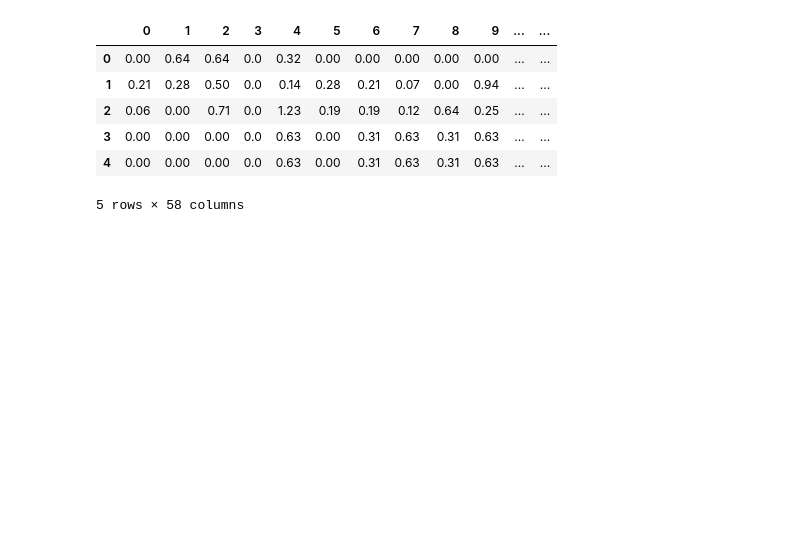
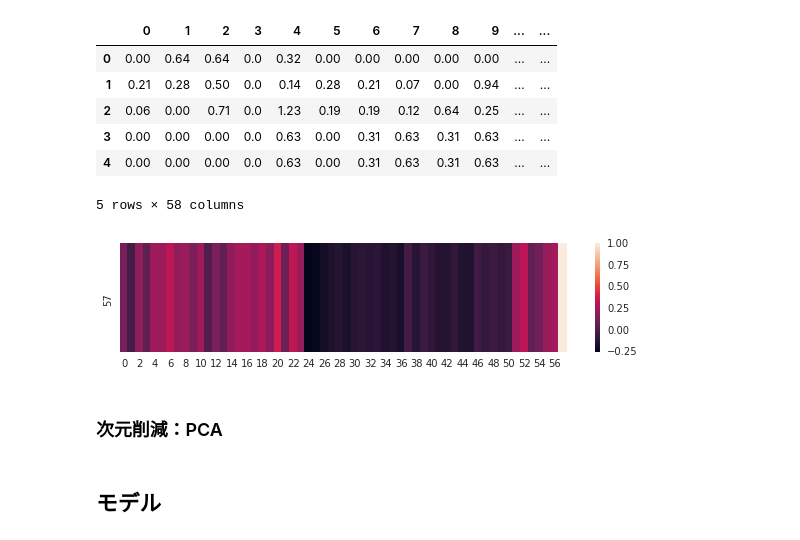
Before and after one commit to sorashido/esl-learn, a Jupyter notebook: chapter3.ipynb, the cells around one changed output. Drawn from its saved outputs; the diff is of its cells as text; code cells hidden in the pictures; blank space fills up the shorter version.

Commit message:
update chapter3

```diff
--- a/chapter3.ipynb
+++ b/chapter3.ipynb
@@ -4,4 +4,9 @@
 # %%
 import pandas as pd
 import numpy as np
+import seaborn as sns
+sns.set(style='white', context='notebook', palette='Set2')
+
+import matplotlib.pyplot as plt
+%matplotlib inline
 # %% [markdown]
@@ -9,7 +14,7 @@ import numpy as np
 >4601通のメール全てについて、email(0), spam(1)のどちらかのラベル
 メール本文中に最も頻出する57種類の単語と句読点記号の相対出現頻度も与えられている
 # %%
-dataset = pd.read_csv("./data/chapter3/spambase.data", sep=",", header=None)
+dataset = pd.read_csv("../data/shibata/spambase.data", sep=",", header=None)
 # %%
 dataset.head()
 # %% [output]
@@ -20,3 +25,10 @@ dataset.head()
 | 3 | 0.00 | 0.00 | 0.00 | 0.0 | 0.63 | 0.00 | 0.31 | 0.63 | 0.31 | 0.63 | ... | ... |
 | 4 | 0.00 | 0.00 | 0.00 | 0.0 | 0.63 | 0.00 | 0.31 | 0.63 | 0.31 | 0.63 | ... | ... |
 5 rows × 58 columns
+# %%
+plt.figure(figsize=(10,2))
+g= sns.heatmap(dataset.corr().tail(1))
+# %% [output]
+[figure, added]
+# %% [markdown]
+### 次元削減：PCA
@@ -22,0 +41,2 @@ dataset.head()
+# %% [markdown]
+## モデル
```
Also changed, not shown: parts of 20 cells of this notebook.
